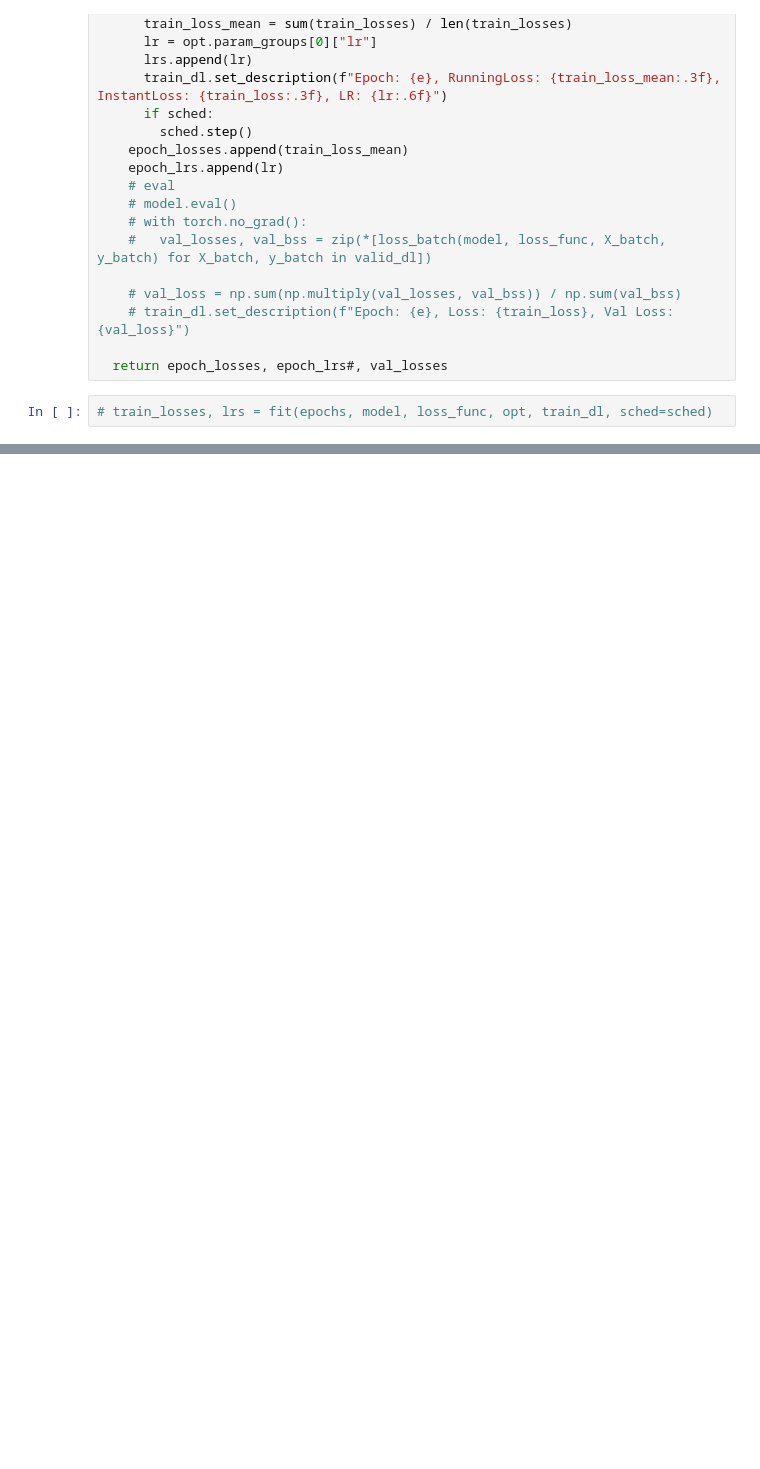
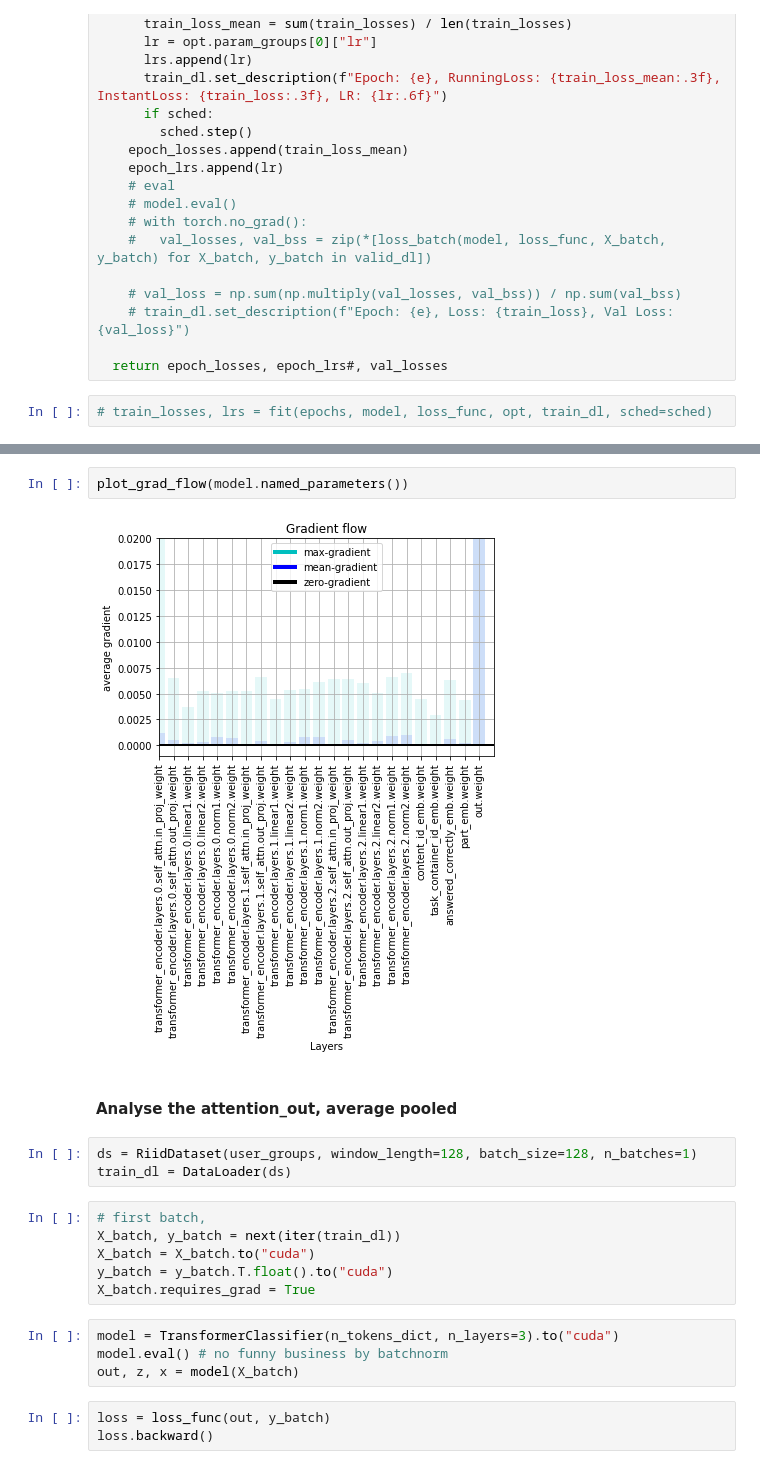
Before and after one commit to nisarahamedk/kaggle-riid, a Jupyter notebook: notebooks/riid-pytorch-transformers_debug.ipynb, the cells around one changed output, grey strips where cells are left out. Cells and saved outputs as stored; diff of their text form; blank space fills up the shorter version.

Commit message:
check gradients, attention outputs etc.

```diff
--- a/notebooks/riid-pytorch-transformers_debug.ipynb
+++ b/notebooks/riid-pytorch-transformers_debug.ipynb
@@ -544,0 +568,22 @@ roc_auc_score(y_true, preds.to("cpu").detach().numpy())
+# %%
+plot_grad_flow(model.named_parameters())
+# %% [output]
+[figure, added]
+# %% [markdown]
+#### Analyse the attention_out, average pooled
+# %%
+ds = RiidDataset(user_groups, window_length=128, batch_size=128, n_batches=1)
+train_dl = DataLoader(ds)
+# %%
+# first batch,
+X_batch, y_batch = next(iter(train_dl))
+X_batch = X_batch.to("cuda")
+y_batch = y_batch.T.float().to("cuda")
+X_batch.requires_grad = True
+# %%
+model = TransformerClassifier(n_tokens_dict, n_layers=3).to("cuda")
+model.eval() # no funny business by batchnorm
+out, z, x = model(X_batch)
+# %%
+loss = loss_func(out, y_batch)
+loss.backward()
```
Also changed, not shown: parts of 44 cells of this notebook.
